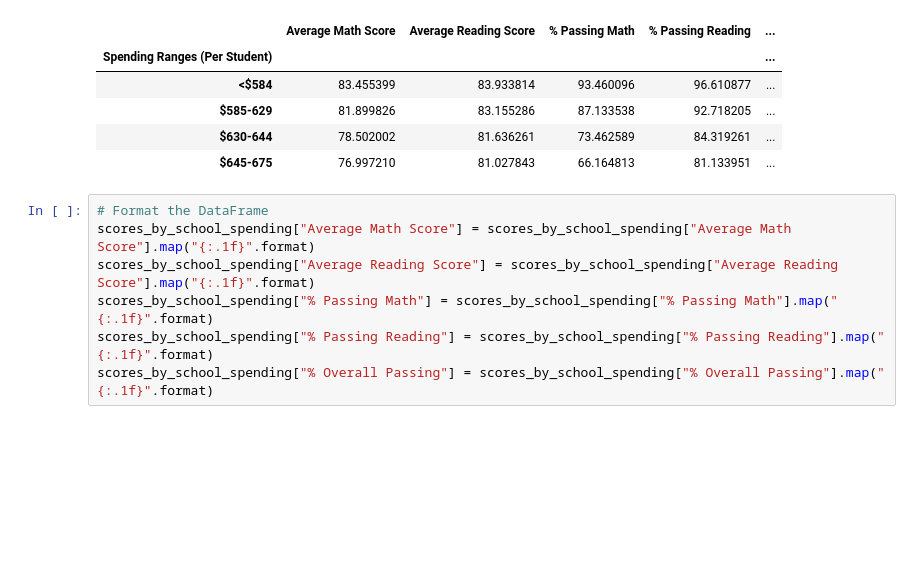
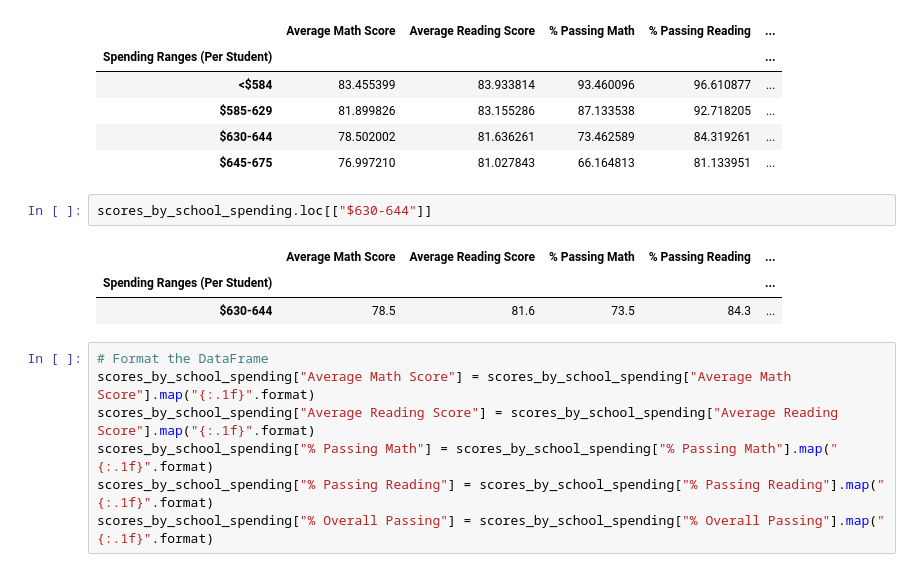
Before and after one commit to wonhee3472/School_District_Analysis, a Jupyter notebook: PyCitySchools_Challenge.ipynb, the cells around one changed output. Cells and saved outputs as stored; diff of their text form; blank space fills up the shorter version.

```diff
--- a/PyCitySchools_Challenge.ipynb
+++ b/PyCitySchools_Challenge.ipynb
@@ -553,6 +538,12 @@ scores_by_school_spending
 | $585-629 | 81.899826 | 83.155286 | 87.133538 | 92.718205 | ... |
 | $630-644 | 78.502002 | 81.636261 | 73.462589 | 84.319261 | ... |
 | $645-675 | 76.997210 | 81.027843 | 66.164813 | 81.133951 | ... |
+# %%
+scores_by_school_spending.loc[["$630-644"]]
+# %% [output]
+|  | Average Math Score | Average Reading Score | % Passing Math | % Passing Reading | ... |
+| Spending Ranges (Per Student) |  |  |  |  | ... |
+| $630-644 | 78.5 | 81.6 | 73.5 | 84.3 | ... |
 # %%
 # Format the DataFrame
 scores_by_school_spending["Average Math Score"] = scores_by_school_spending["Average Math Score"].map("{:.1f}".format)
```
Also changed, not shown: parts of 2 cells of this notebook, 2 other files.
